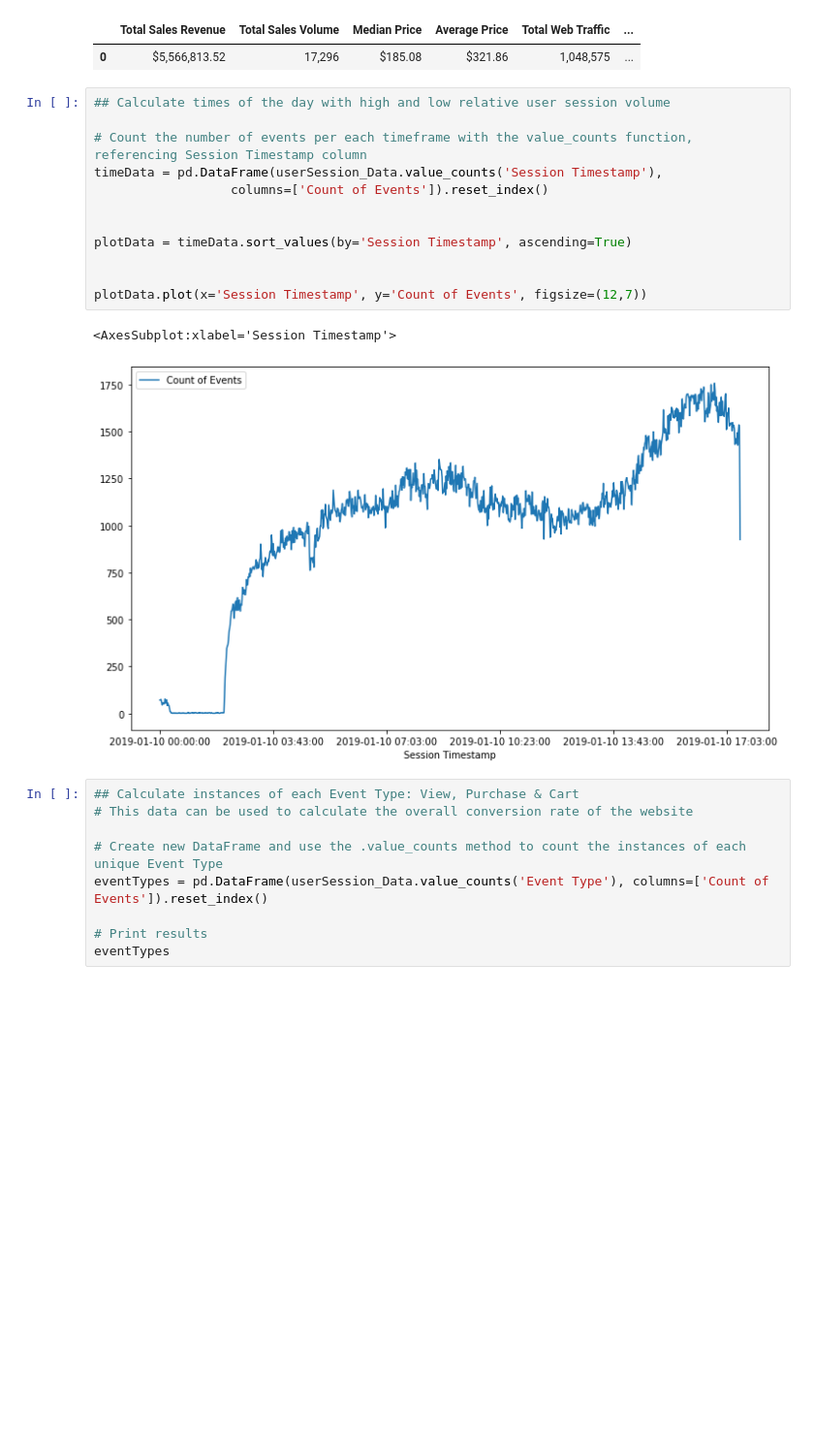
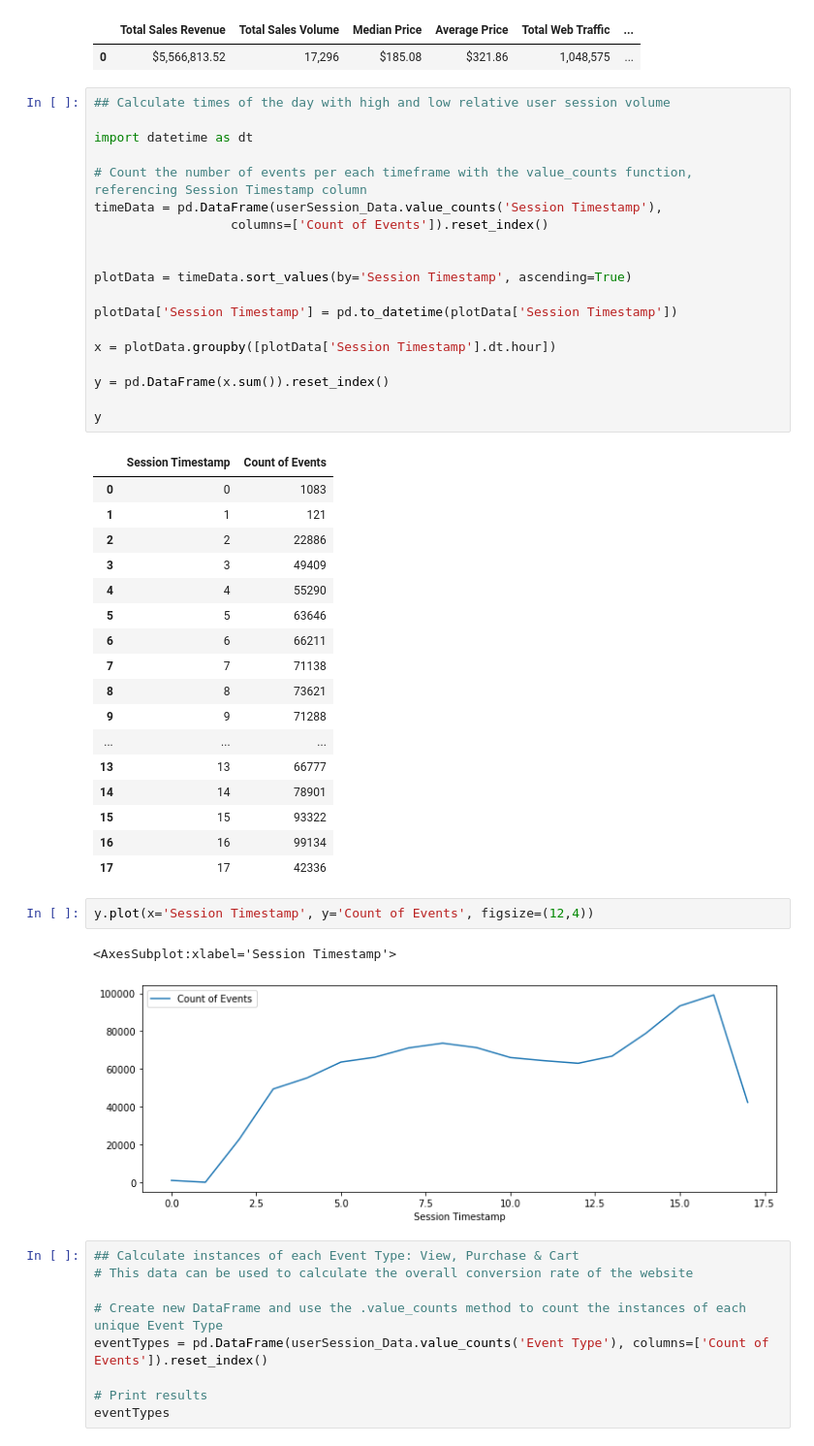
Before and after one commit to mjjohnson94/microFarm, a Jupyter notebook: User Session Analysis.ipynb, the cells around one changed output. Shown: that part at 97% size. Cells and saved outputs as stored; diff of their text form; blank space fills up the shorter version.

```diff
--- a/User Session Analysis.ipynb
+++ b/User Session Analysis.ipynb
@@ -140,6 +140,8 @@ salesDataFrame
 | 0 | $5,566,813.52 | 17,296 | $185.08 | $321.86 | 1,048,575 | ... |
 # %%
 ## Calculate times of the day with high and low relative user session volume
+
+import datetime as dt
 
 # Count the number of events per each timeframe with the value_counts function, referencing Session Timestamp column
 timeData = pd.DataFrame(userSession_Data.value_counts('Session Timestamp'),
@@ -148,11 +150,36 @@ timeData = pd.DataFrame(userSession_Data.value_counts('Session Timestamp'),
 
 plotData = timeData.sort_values(by='Session Timestamp', ascending=True)
 
+plotData['Session Timestamp'] = pd.to_datetime(plotData['Session Timestamp'])
 
-plotData.plot(x='Session Timestamp', y='Count of Events', figsize=(12,7))
+x = plotData.groupby([plotData['Session Timestamp'].dt.hour])
+
+y = pd.DataFrame(x.sum()).reset_index()
+
+y
 # %% [output]
-<AxesSubplot:xlabel='Session Timestamp'>
-[figure, removed]
+|  | Session Timestamp | Count of Events |
+| 0 | 0 | 1083 |
+| 1 | 1 | 121 |
+| 2 | 2 | 22886 |
+| 3 | 3 | 49409 |
+| 4 | 4 | 55290 |
+| 5 | 5 | 63646 |
+| 6 | 6 | 66211 |
+| 7 | 7 | 71138 |
+| 8 | 8 | 73621 |
+| 9 | 9 | 71288 |
+| ... | ... | ... |
+| 13 | 13 | 66777 |
+| 14 | 14 | 78901 |
+| 15 | 15 | 93322 |
+| 16 | 16 | 99134 |
+| 17 | 17 | 42336 |
+# %%
+y.plot(x='Session Timestamp', y='Count of Events', figsize=(12,4))
+# %% [output]
+<AxesSubplot:xlabel='Session Timestamp'>
+[figure, added]
 # %%
 ## Calculate instances of each Event Type: View, Purchase & Cart
 # This data can be used to calculate the overall conversion rate of the website
```
